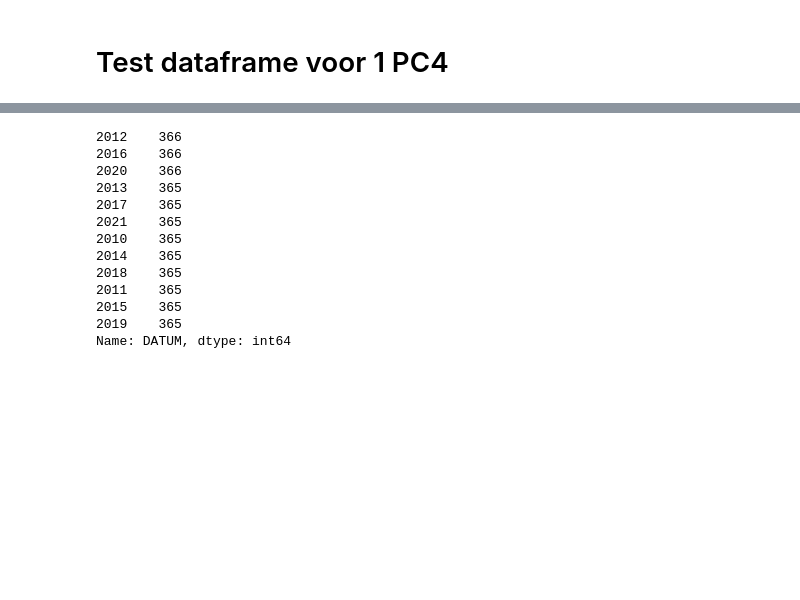
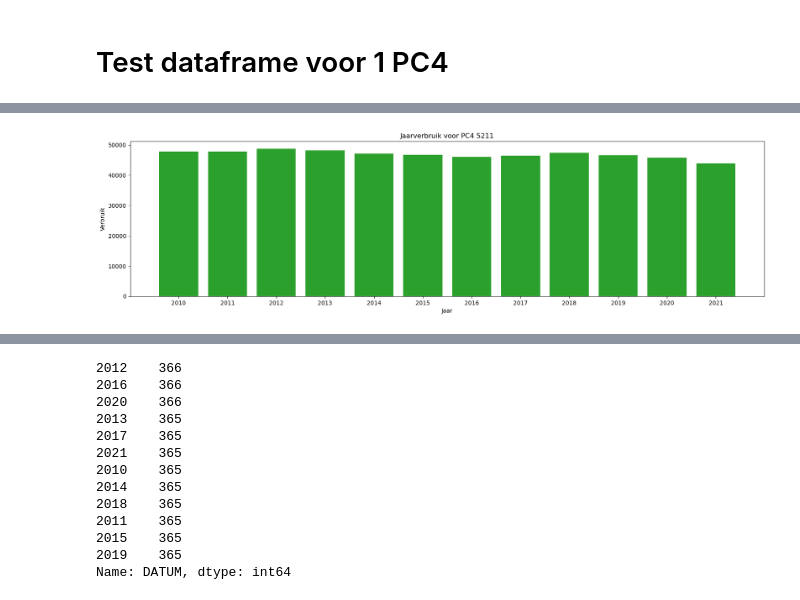
Before and after one commit to processminery/jads_enexis, a Jupyter notebook: notebooks/Kleinverbruik x NEDU.ipynb, the cells around one changed output, grey strips where cells are left out. Cells and saved outputs as stored; diff of their text form; code cells hidden in the pictures; blank space fills up the shorter version.

Commit message:
Extra plots toegevoegd om te debuggen

```diff
--- a/notebooks/Kleinverbruik x NEDU.ipynb
+++ b/notebooks/Kleinverbruik x NEDU.ipynb
@@ -153,0 +171,8 @@ df_verbruik = pd.merge(df_verbruik, df_pc4_res, on=['PC4'], how='left')
+# %%
+df_pc4_verbruik = df_verbruik[df_verbruik.PC4 == 5211].groupby(['PC4', 'JAAR']).agg({'SJV_TOTAAL':'sum'})
+df_verbruik.info()
+
+# Verbruiken
+y_values = df_pc4_verbruik.SJV_TOTAAL.to_list()
+# Jaren
+x_values = df_pc4_verbruik.index.get_level_values('JAAR').to_list()
@@ -153,0 +197,11 @@ df_verbruik = pd.merge(df_verbruik, df_pc4_res, on=['PC4'], how='left')
+# %%
+# Maak een plot van het PC4 gebied 5211 vwt verbruik
+plt.figure(figsize=(20,5), dpi=100)
+plt.bar(x_values, y_values, color='tab:green')
+plt.xticks(x_values)
+plt.xlabel("Jaar")
+plt.ylabel("Verbruik")
+plt.gca().set(title='Jaarverbruik voor PC4 5211')
+plt.show()
+# %% [output]
+[figure, added]
```
Also changed, not shown: parts of 11 cells of this notebook, 5 other files.
